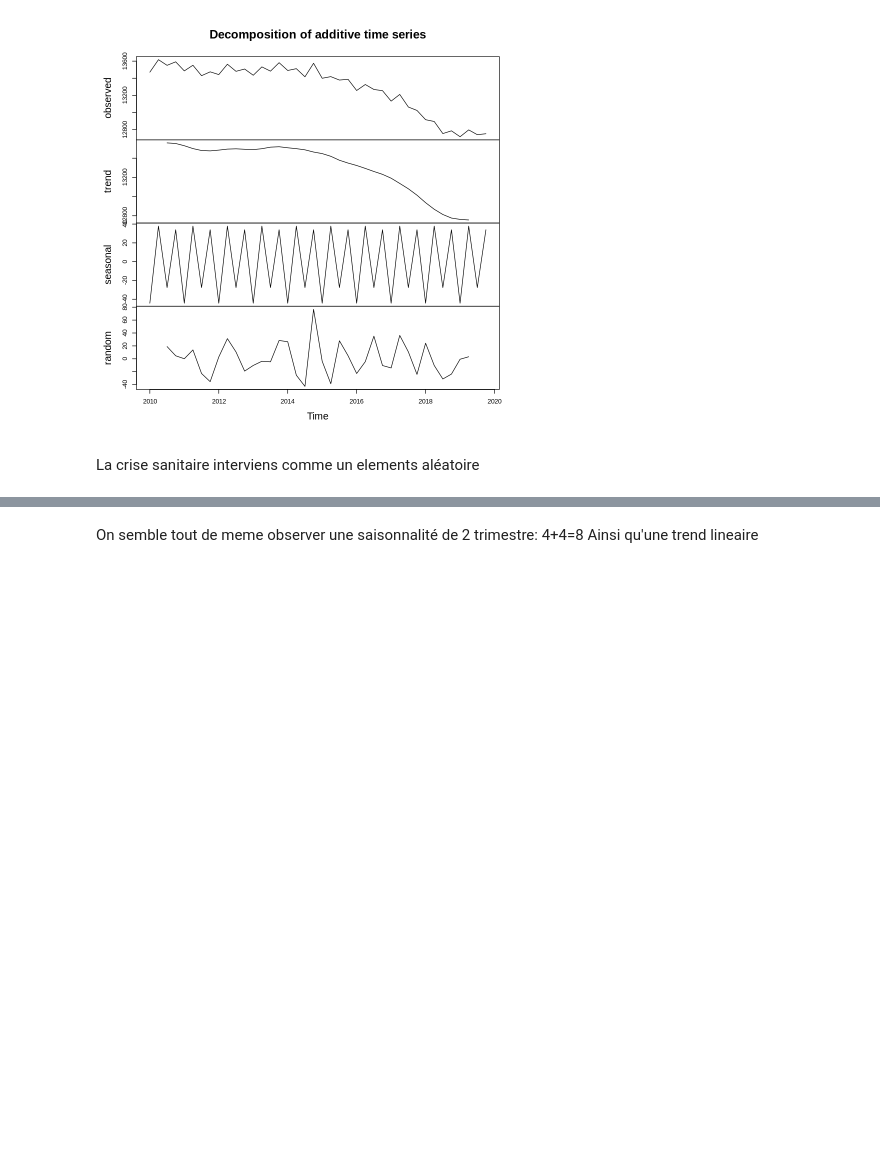
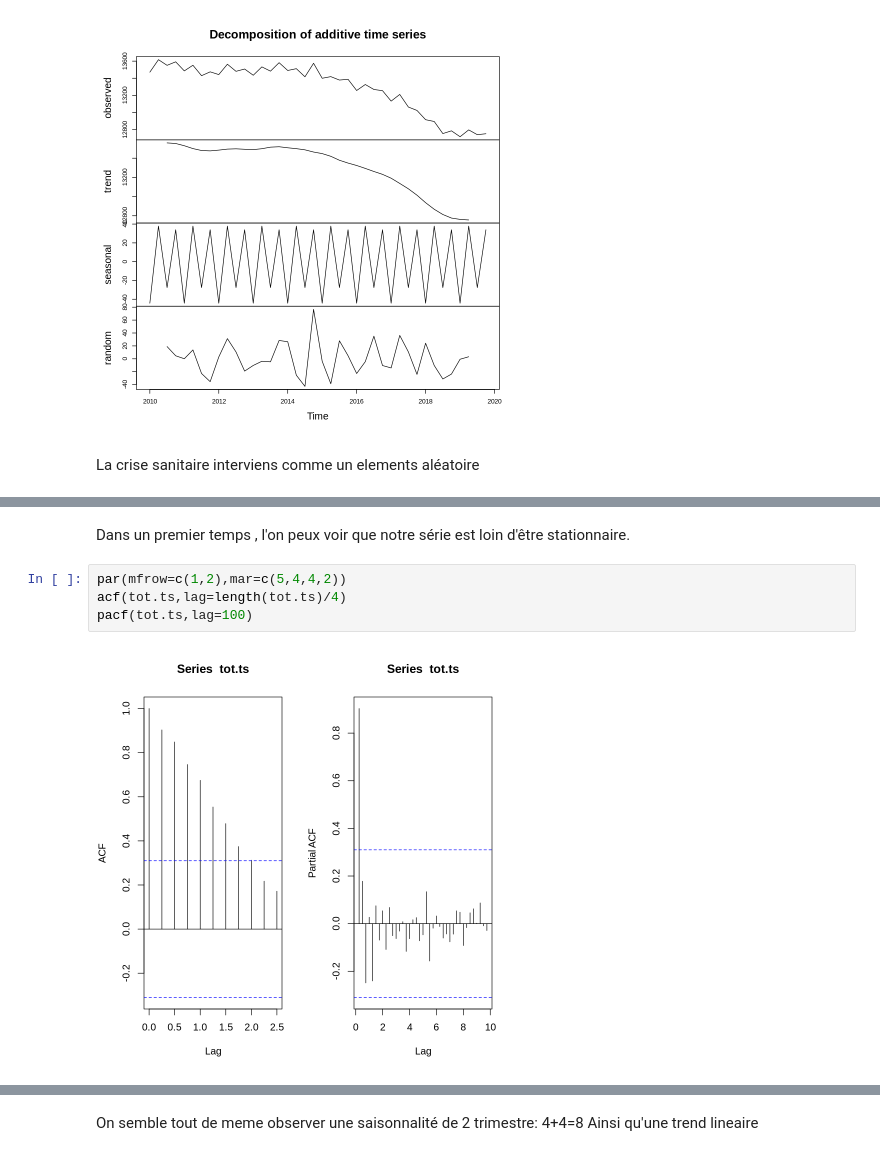
Before and after one commit to Jay-boo/TimeSeries_ACOSS, a Jupyter notebook: main.ipynb, the cells around one changed output, grey strips where cells are left out. Drawn from its saved outputs; the diff is of its cells as text; blank space fills up the shorter version.

```diff
--- a/main.ipynb
+++ b/main.ipynb
@@ -408,0 +433,8 @@ La crise sanitaire interviens comme un elements aléatoire
+# %% [markdown]
+Dans un premier temps , l'on peux voir que notre série est loin d'être stationnaire.
+# %%
+par(mfrow=c(1,2),mar=c(5,4,4,2))
+acf(tot.ts,lag=length(tot.ts)/4)
+pacf(tot.ts,lag=100)
+# %% [output]
+[figure, added]
```
Also changed, not shown: parts of 23 cells of this notebook.
